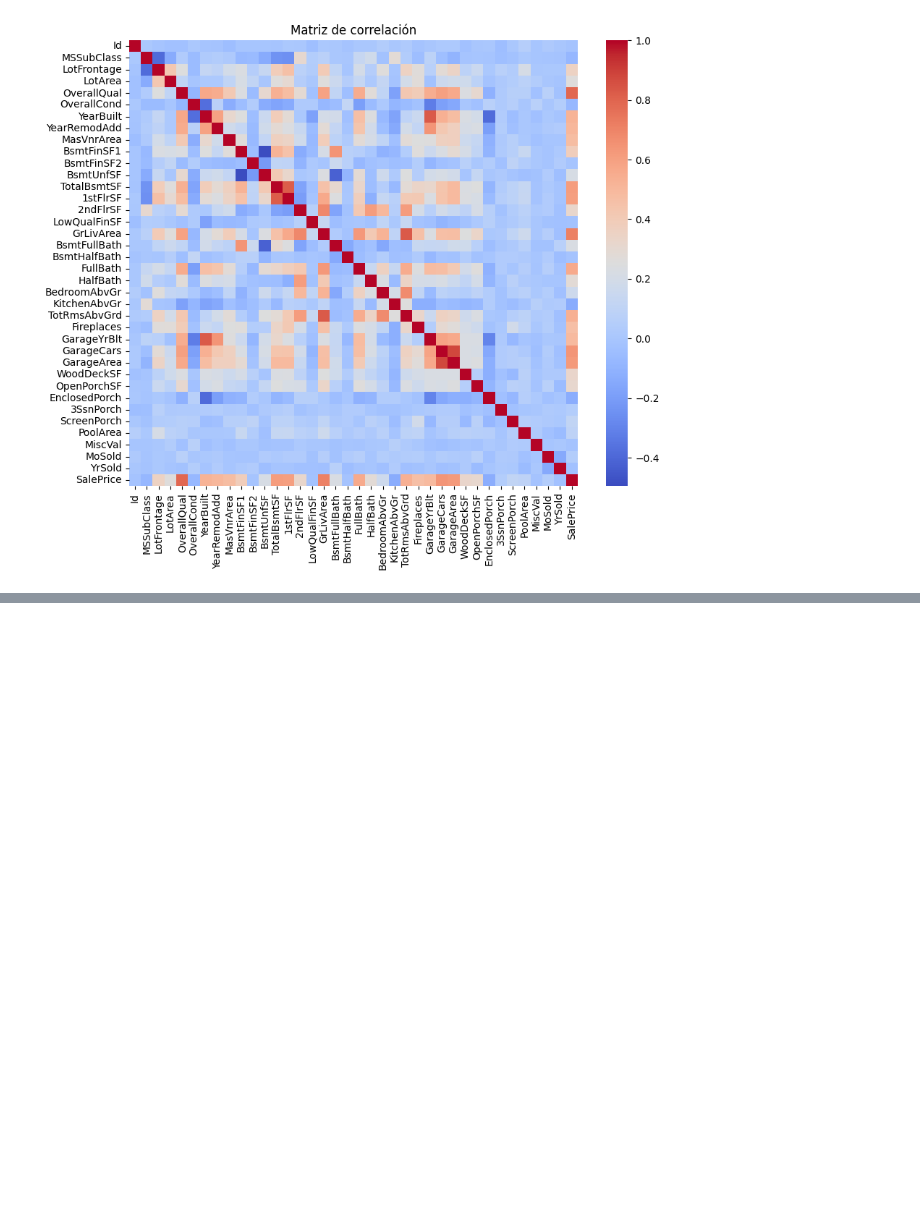
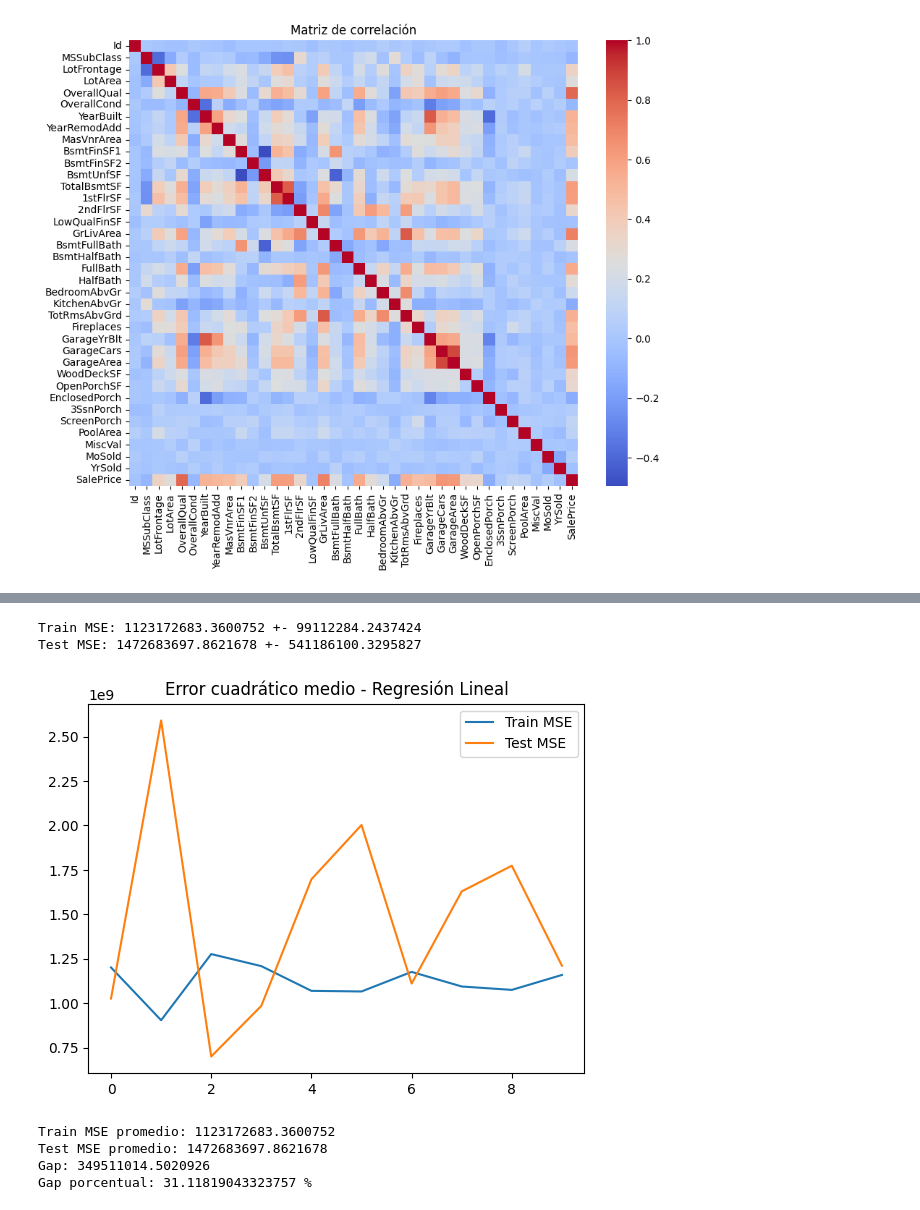
Before and after one commit to NESHGP04/Lab3-MD, a Jupyter notebook: modelo.ipynb, the cells around one changed output, grey strips where cells are left out. Saved outputs shown, nothing was run; the diff lists cells and outputs as text; code cells hidden in the pictures; blank space fills up the shorter version.

```diff
--- a/modelo.ipynb
+++ b/modelo.ipynb
@@ -177,0 +342,56 @@ plt.show()
+# %%
+from sklearn.linear_model import LinearRegression
+from sklearn.pipeline import make_pipeline
+from sklearn.preprocessing import StandardScaler
+from sklearn.model_selection import cross_validate
+
+linear_model = make_pipeline(
+    StandardScaler(),
+    LinearRegression()
+)
+
+
+cv_results_linear = cross_validate(
+    linear_model,
+    X_train,
+    y_train,
+    cv=cv,
+    scoring="neg_mean_squared_error",
+    return_train_score=True,
+    n_jobs=2
+)
+# %%
+train_error_linear = -cv_results_linear["train_score"]
+test_error_linear = -cv_results_linear["test_score"]
+
+print("Train MSE:", train_error_linear.mean(), "+-", train_error_linear.std())
+print("Test MSE:", test_error_linear.mean(), "+-", test_error_linear.std())
+
+plt.plot(train_error_linear, label="Train MSE")
+plt.plot(test_error_linear, label="Test MSE")
+
+plt.legend()
+plt.title("Error cuadrático medio - Regresión Lineal")
+
+plt.show()
+# %% [output]
+Train MSE: 1123172683.3600752 +- 99112284.2437424
+Test MSE: 1472683697.8621678 +- 541186100.3295827
+[figure, added]
+# %%
+train_mean = train_error_linear.mean()
+test_mean = test_error_linear.mean()
+
+gap = test_mean - train_mean
+
+gap_percent = (gap / train_mean) * 100
+
+print("Train MSE promedio:", train_mean)
+print("Test MSE promedio:", test_mean)
+print("Gap:", gap)
+print("Gap porcentual:", gap_percent, "%")
+# %% [output]
+Train MSE promedio: 1123172683.3600752
+Test MSE promedio: 1472683697.8621678
+Gap: 349511014.5020926
+Gap porcentual: 31.11819043323757 %
```
Also changed, not shown: parts of 33 cells of this notebook, 1 other file.
